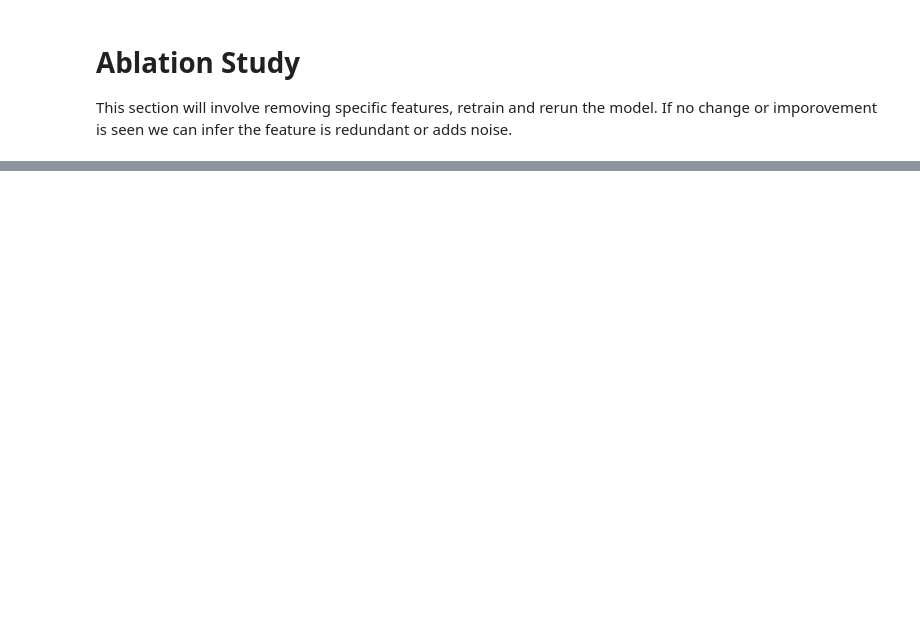
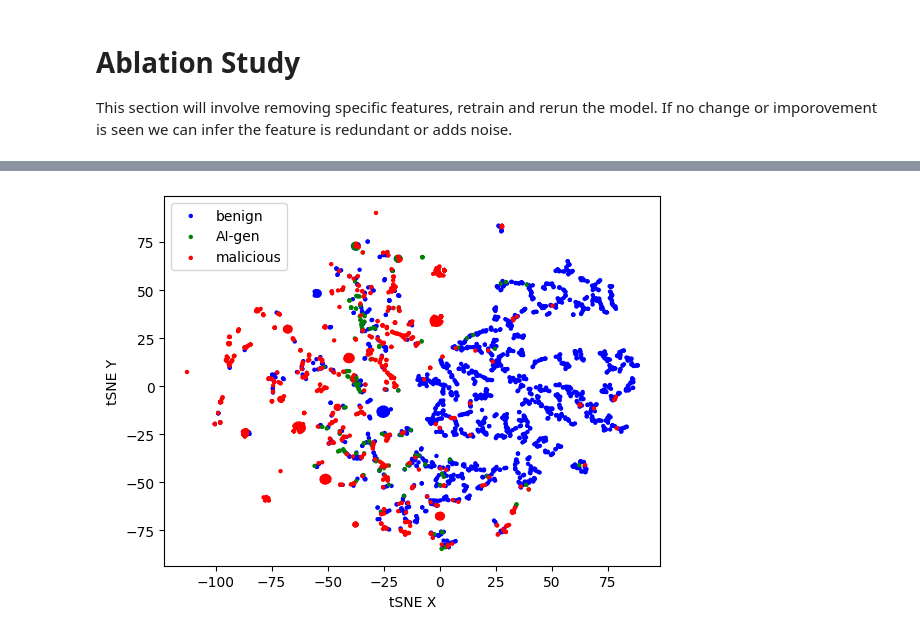
Before and after one commit to HmdMrdi/3YP, a Jupyter notebook: notebooks/model_notebook.ipynb, the cells around one changed output, grey strips where cells are left out. Drawn from its saved outputs; the diff is of its cells as text; code cells hidden in the pictures; blank space fills up the shorter version.

```diff
--- a/notebooks/model_notebook.ipynb
+++ b/notebooks/model_notebook.ipynb
@@ -31,12 +34,17 @@ if y.dtype == 'object':
     y = le.fit_transform(y)
 
 X_cat = pd.get_dummies(X)
+# scaling doesnt matter for RF - kept for TSNE later
 scaler = StandardScaler()
-# X_scaled = scaler.fit_transform(X_cat)
+X_scaled = scaler.fit_transform(X_cat)
 X_scaled = X_cat
 
-# pca = PCA(n_components=12)
-# X_pca = pca.fit_transform(X_scaled)
 
-X_train, X_test, y_train, y_test = train_test_split(X_scaled, y, test_size=0.2, random_state=20, stratify=y)
-target_names = ['benign' ,'gpt generated',  'malicious']
+X_train, X_test, y_train, y_test = train_test_split(X_scaled, y, test_size=0.2, random_state=26, stratify=y)
+
+# if running calibrated model - should also change test_size above to 0.3
+# also metrics on training set should be ignored - cross val scores are overfit (i think its because of FrozenEstimator)
+
+# X_train, X_val, y_train, y_val = train_test_split(X_train, y_train, test_size=0.5, random_state=26, stratify=y_train)
+
+target_names = ['benign' ,'AI-gen',  'malicious']
@@ -254,0 +430,19 @@ learning_analysis(model1, X_train, y_train, 2)
+# %%
+from sklearn.manifold import TSNE
+
+tsne = TSNE(n_components=2, perplexity=10, learning_rate='auto', max_iter=1000, n_iter_without_progress=100, random_state=26)
+X_tsne = tsne.fit_transform(X)
+colours = ['blue','green','red']
+
+plt.figure()
+for i, name in enumerate(target_names):
+    mask = (y==i)
+    X_temp = X_tsne[mask]
+    plt.scatter(X_temp[:, 0], X_temp[:, 1], c=colours[i], label=name, s=10, edgecolors='none')
+
+plt.xlabel('tSNE X')
+plt.ylabel('tSNE Y')
+plt.legend()
+plt.show()
+# %% [output]
+[figure, added]
```
Also changed, not shown: parts of 9 cells of this notebook, 9 other files.
